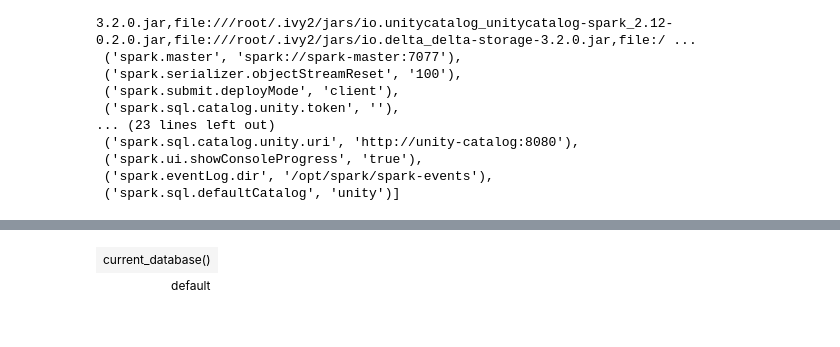
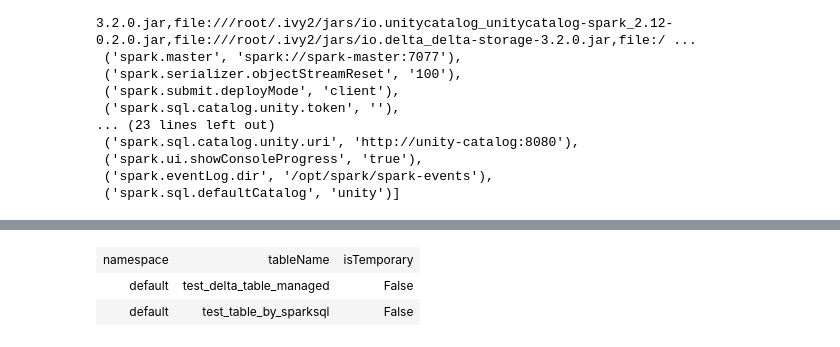
Before and after one commit to jerinsam/integration-spark-catalog-lakehouse, a Jupyter notebook: spark-working-folder/spark_apps/5-delta-hive-metastore-and-minio-config.ipynb, the cells around one changed output, grey strips where cells are left out. Saved outputs shown, nothing was run; the diff lists cells and outputs as text; code cells hidden in the pictures.

```diff
--- a/spark-working-folder/spark_apps/5-delta-hive-metastore-and-minio-config.ipynb
+++ b/spark-working-folder/spark_apps/5-delta-hive-metastore-and-minio-config.ipynb
@@ -114,7 +163,7 @@ USE unity.default
 # %%
 %%sparksql
-
-SELECT current_schema()
+SHOW TABLES;
 # %% [output]
-| current_database() |
-| default |
+| namespace | tableName | isTemporary |
+| default | test_delta_table_managed | False |
+| default | test_table_by_sparksql | False |
```
Also changed, not shown: parts of 21 cells of this notebook, 36 other files.
